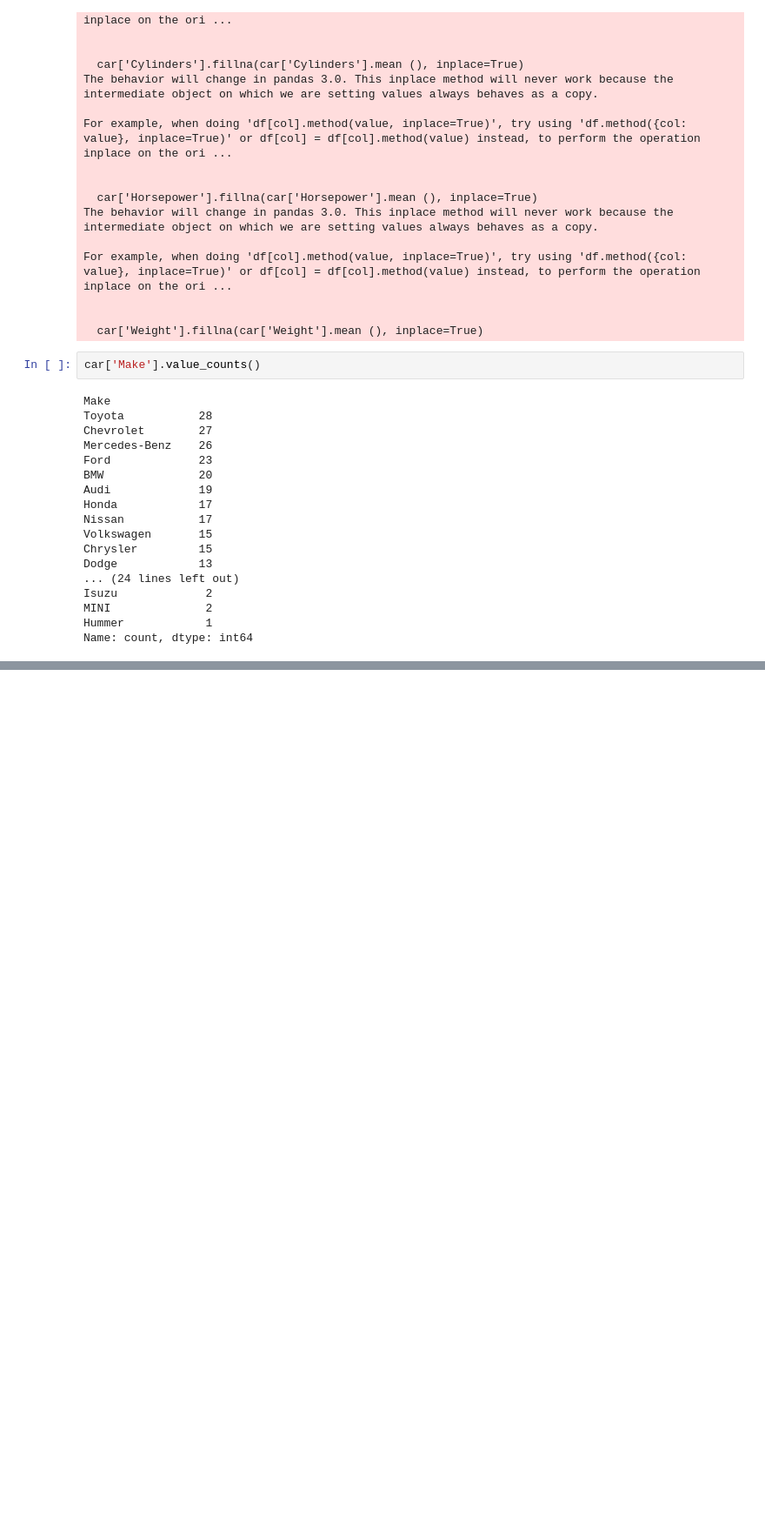
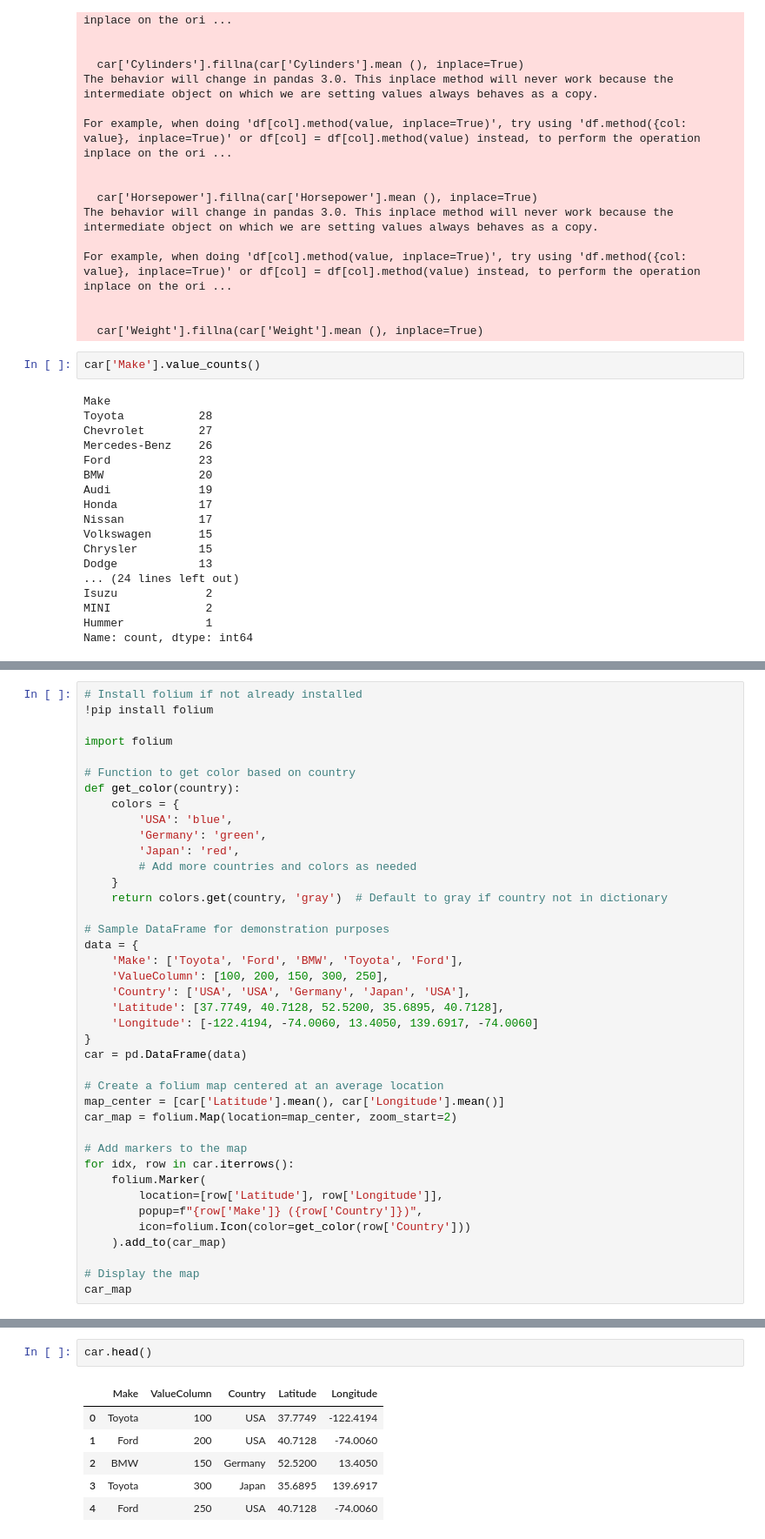
Before and after one commit to YonInsights/Project-4, a Jupyter notebook: project-4.ipynb, the cells around one changed output, grey strips where cells are left out. Shown at 87% size. Cells and saved outputs as stored; diff of their text form; blank space fills up the shorter version.

```diff
--- a/project-4.ipynb
+++ b/project-4.ipynb
@@ -80,0 +101,40 @@ Name: count, dtype: int64
+# %%
+# Install folium if not already installed
+!pip install folium
+
+import folium
+
+# Function to get color based on country
+def get_color(country):
+    colors = {
+        'USA': 'blue',
+        'Germany': 'green',
+        'Japan': 'red',
+        # Add more countries and colors as needed
+    }
+    return colors.get(country, 'gray')  # Default to gray if country not in dictionary
+
+# Sample DataFrame for demonstration purposes
+data = {
+    'Make': ['Toyota', 'Ford', 'BMW', 'Toyota', 'Ford'],
+    'ValueColumn': [100, 200, 150, 300, 250],
+    'Country': ['USA', 'USA', 'Germany', 'Japan', 'USA'],
+    'Latitude': [37.7749, 40.7128, 52.5200, 35.6895, 40.7128],
+    'Longitude': [-122.4194, -74.0060, 13.4050, 139.6917, -74.0060]
+}
+car = pd.DataFrame(data)
+
+# Create a folium map centered at an average location
+map_center = [car['Latitude'].mean(), car['Longitude'].mean()]
+car_map = folium.Map(location=map_center, zoom_start=2)
+
+# Add markers to the map
+for idx, row in car.iterrows():
+    folium.Marker(
+        location=[row['Latitude'], row['Longitude']],
+        popup=f"{row['Make']} ({row['Country']})",
+        icon=folium.Icon(color=get_color(row['Country']))
+    ).add_to(car_map)
+
+# Display the map
+car_map
@@ -80,0 +179,9 @@ Name: count, dtype: int64
+# %%
+car.head()
+# %% [output]
+|  | Make | ValueColumn | Country | Latitude | Longitude |
+| 0 | Toyota | 100 | USA | 37.7749 | -122.4194 |
+| 1 | Ford | 200 | USA | 40.7128 | -74.0060 |
+| 2 | BMW | 150 | Germany | 52.5200 | 13.4050 |
+| 3 | Toyota | 300 | Japan | 35.6895 | 139.6917 |
+| 4 | Ford | 250 | USA | 40.7128 | -74.0060 |
```
Also changed, not shown: parts of 7 cells of this notebook.
